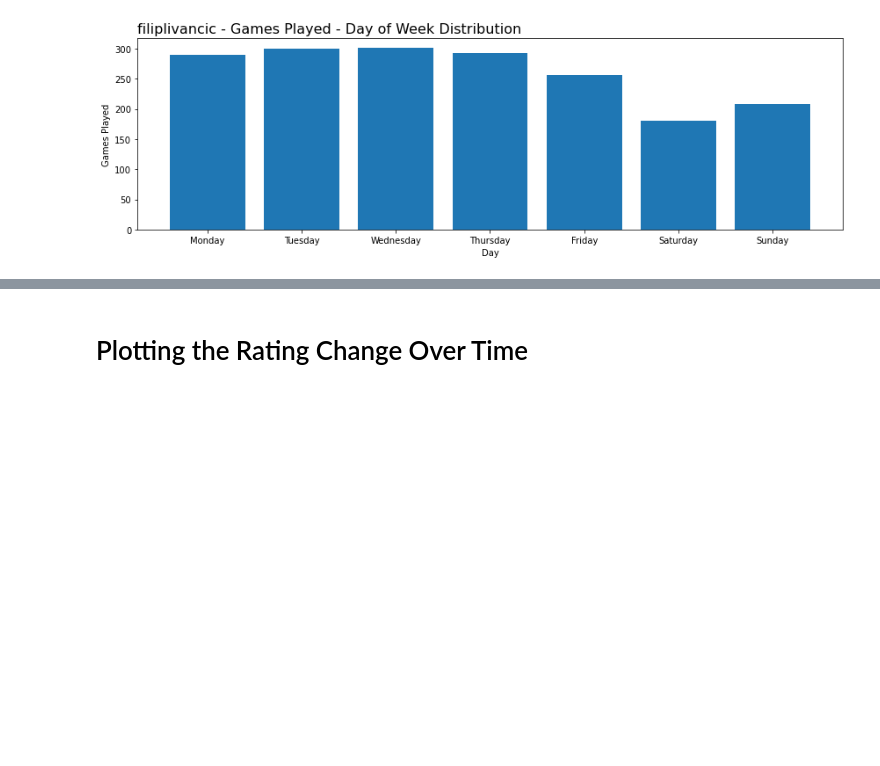
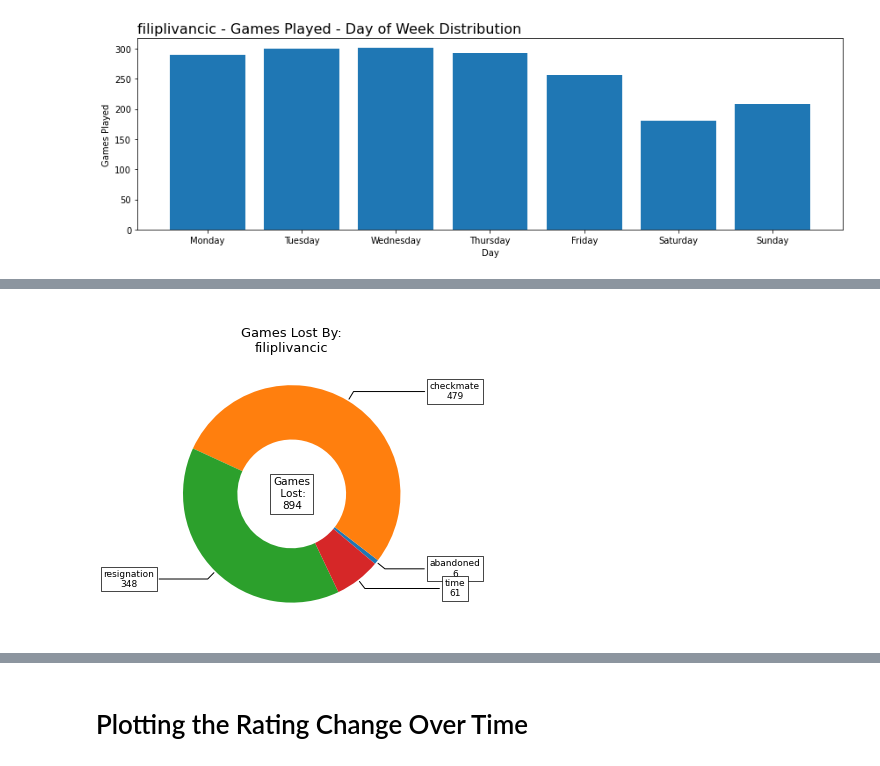
Before and after one commit to Filpill/chess_analysis, a Jupyter notebook: chess_analysis_v2.ipynb, the cells around one changed output, grey strips where cells are left out. Drawn from its saved outputs; the diff is of its cells as text; code cells hidden in the pictures; blank space fills up the shorter version.

```diff
--- a/chess_analysis_v2.ipynb
+++ b/chess_analysis_v2.ipynb
@@ -414,0 +504,11 @@ plt.tight_layout()
+# %%
+# Split by Losing End States
+table = df_end_state_summary.loc[df_end_state_summary['Game Result']=='Loss'].reset_index(drop=True)
+title = f'\nGames Lost By:\n{player}'
+center_text = 'Lost'
+category = 'End State'
+count = 'Games'
+output_file = 'losing_end_pie.png'
+pie_chart_maker(table,title,center_text,category,count,output_file)
+# %% [output]
+[figure, added]
```
Also changed, not shown: parts of 16 cells of this notebook, 8 other files.
